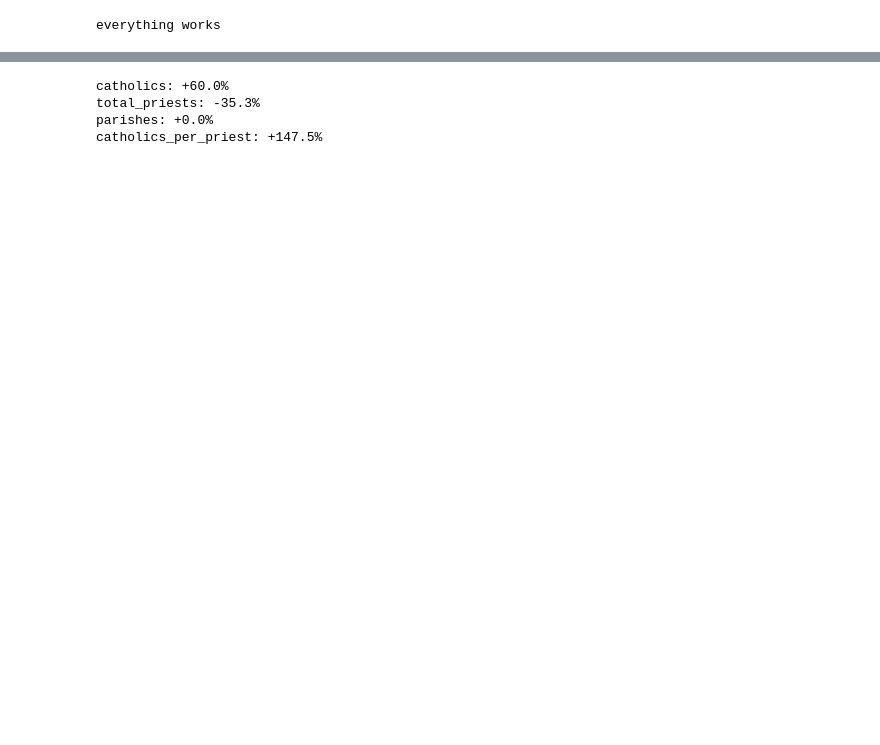
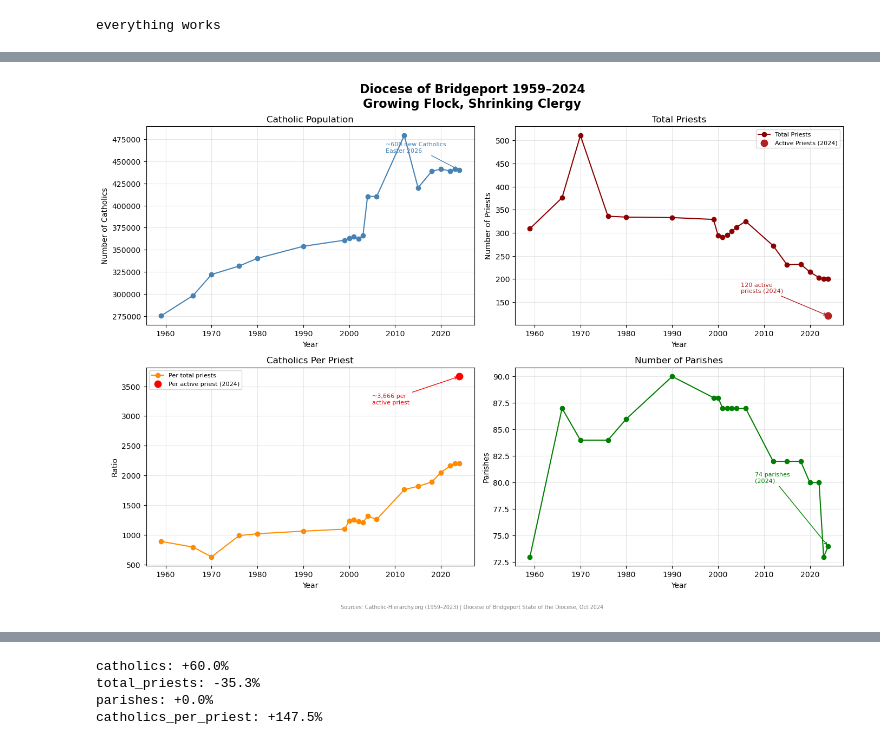
Before and after one commit to scalesfell/diocese_bridgeport, a Jupyter notebook: diocese_bridgeport.ipynb, the cells around one changed output, grey strips where cells are left out. Drawn from its saved outputs; the diff is of its cells as text; code cells hidden in the pictures; blank space fills up the shorter version.

Commit message:
Add diocese analysis notebook and gitignore

```diff
--- a/diocese_bridgeport.ipynb
+++ b/diocese_bridgeport.ipynb
@@ -8,31 +8,78 @@ print("everything works")
 # %% [output]
 everything works
 # %%
-import pandas as pd
-import io
+data = {
+    'year':               [1959,1966,1970,1976,1980,1990,1999,2000,2001,2002,2003,2004,2006,2012,2015,2018,2020,2022,2023,2024],
+    'catholics':          [275581,298607,322188,331734,340441,354020,360918,363246,364685,362569,365992,410304,410304,479000,420000,438664,441000,439000,441000,440000],
+    'total_priests':      [309,376,511,336,334,333,329,294,291,295,303,312,325,272,231,232,215,203,200,200],
+    'active_priests':     [None,None,None,None,None,None,None,None,None,None,None,None,None,None,None,None,None,None,None,120],
+    'catholics_per_priest':[891,794,630,987,1019,1063,1097,1235,1253,1229,1207,1315,1262,1761,1818,1890,2051,2162,2205,2200],
+    'parishes':           [73,87,84,84,86,90,88,88,87,87,87,87,87,82,82,82,80,80,73,74],
+}
 
-data = """year,catholics,total_population,pct_catholic,diocesan_priests,religious_priests,total_priests,catholics_per_priest,permanent_deacons,male_religious,female_religious,parishes
-1959,275581,617800,44.6,177,132,309,891,0,193,564,73
-1966,298607,713100,41.9,234,142,376,794,0,233,949,87
-1970,322188,797700,40.4,356,155,511,630,0,184,891,84
-1976,331734,826800,40.1,198,138,336,987,0,162,754,84
-1980,340441,837000,40.7,224,110,334,1019,19,110,694,86
-1990,354020,826000,42.9,238,95,333,1063,50,100,710,90
-1999,360918,833315,43.3,259,70,329,1097,83,0,487,88
-2000,363246,838362,43.3,226,68,294,1235,83,68,489,88
-2001,364685,841334,43.3,231,60,291,1253,86,60,466,87
-2002,362569,882567,41.1,237,58,295,1229,87,58,481,87
-2003,365992,885368,41.3,241,62,303,1207,93,62,439,87
-2004,410304,896202,45.8,268,44,312,1315,94,45,356,87
-2006,410304,903291,45.4,279,46,325,1262,99,46,395,87
-2012,479000,955000,50.2,240,32,272,1761,103,32,330,82
-2015,420000,939904,44.7,199,32,231,1818,99,34,298,82
-2018,438664,953618,46.0,198,34,232,1890,114,35,288,82
-2020,441000,956570,46.1,191,24,215,2051,93,25,288,80
-2022,439000,952978,46.1,185,18,203,2162,88,19,176,80
-2023,441000,957419,46.1,188,12,200,2205,92,12,174,73
-"""
+df = pd.DataFrame(data)
 
-df = pd.read_csv(io.StringIO(data))
-print(df.to_string())
+# Catholics per ACTIVE priest for 2024
+active_ratio = 440000 / 120  # ~3,667
+
+# ── PLOT ──────────────────────────────────────────────────────────────────────
+fig, axes = plt.subplots(2, 2, figsize=(14, 10))
+fig.suptitle('Diocese of Bridgeport 1959–2024\nGrowing Flock, Shrinking Clergy',
+             fontsize=16, fontweight='bold')
+
+# ── Catholics ─────────────────────────────────────────────────────────────────
+axes[0,0].plot(df['year'], df['catholics'], marker='o', color='steelblue')
+axes[0,0].set_title('Catholic Population')
+axes[0,0].set_ylabel('Number of Catholics')
+axes[0,0].annotate('~600 new Catholics\nEaster 2026',
+                   xy=(2024, 440000), xytext=(2008, 460000),
+                   arrowprops=dict(arrowstyle='->', color='steelblue'),
+                   fontsize=8, color='steelblue')
+
+# ── Total Priests ─────────────────────────────────────────────────────────────
+axes[0,1].plot(df['year'], df['total_priests'], marker='o', color='darkred',
+               label='Total Priests')
+axes[0,1].scatter([2024], [120], color='firebrick', zorder=5, s=80,
+                  label='Active Priests (2024)')
+axes[0,1].annotate('120 active\npriests (2024)',
+                   xy=(2024, 120), xytext=(2005, 170),
+                   arrowprops=dict(arrowstyle='->', color='firebrick'),
+                   fontsize=8, color='firebrick')
+axes[0,1].set_title('Total Priests')
+axes[0,1].set_ylabel('Number of Priests')
+axes[0,1].legend(fontsize=8)
+
+# ── Catholics Per Priest ──────────────────────────────────────────────────────
+axes[1,0].plot(df['year'], df['catholics_per_priest'], marker='o', color='darkorange',
+               label='Per total priests')
+axes[1,0].scatter([2024], [active_ratio], color='red', zorder=5, s=80,
+                  label='Per active priest (2024)')
+axes[1,0].annotate(f'~{int(active_ratio):,} per\nactive priest',
+                   xy=(2024, active_ratio), xytext=(2005, 3200),
+                   arrowprops=dict(arrowstyle='->', color='red'),
+                   fontsize=8, color='red')
+axes[1,0].set_title('Catholics Per Priest')
+axes[1,0].set_ylabel('Ratio')
+axes[1,0].legend(fontsize=8)
+
+# ── Parishes ──────────────────────────────────────────────────────────────────
+axes[1,1].plot(df['year'], df['parishes'], marker='o', color='green')
+axes[1,1].set_title('Number of Parishes')
+axes[1,1].set_ylabel('Parishes')
+axes[1,1].annotate('74 parishes\n(2024)',
+                   xy=(2024, 74), xytext=(2008, 80),
+                   arrowprops=dict(arrowstyle='->', color='green'),
+                   fontsize=8, color='green')
+
+# ── Shared formatting ─────────────────────────────────────────────────────────
+for ax in axes.flat:
+    ax.set_xlabel('Year')
+    ax.grid(True, alpha=0.3)
+
+fig.text(0.5, 0.01,
+         'Sources: Catholic-Hierarchy.org (1959–2023) | Diocese of Bridgeport State of the Diocese, Oct 2024',
+         ha='center', fontsize=7, color='gray')
+
+plt.tight_layout(rect=[0, 0.03, 1, 1])
+plt.show()
 # %% [output]
@@ -58,0 +86 @@ print(df.to_string())
+[figure, added]
```
Also changed, not shown: parts of 18 cells of this notebook, 1 other file.
